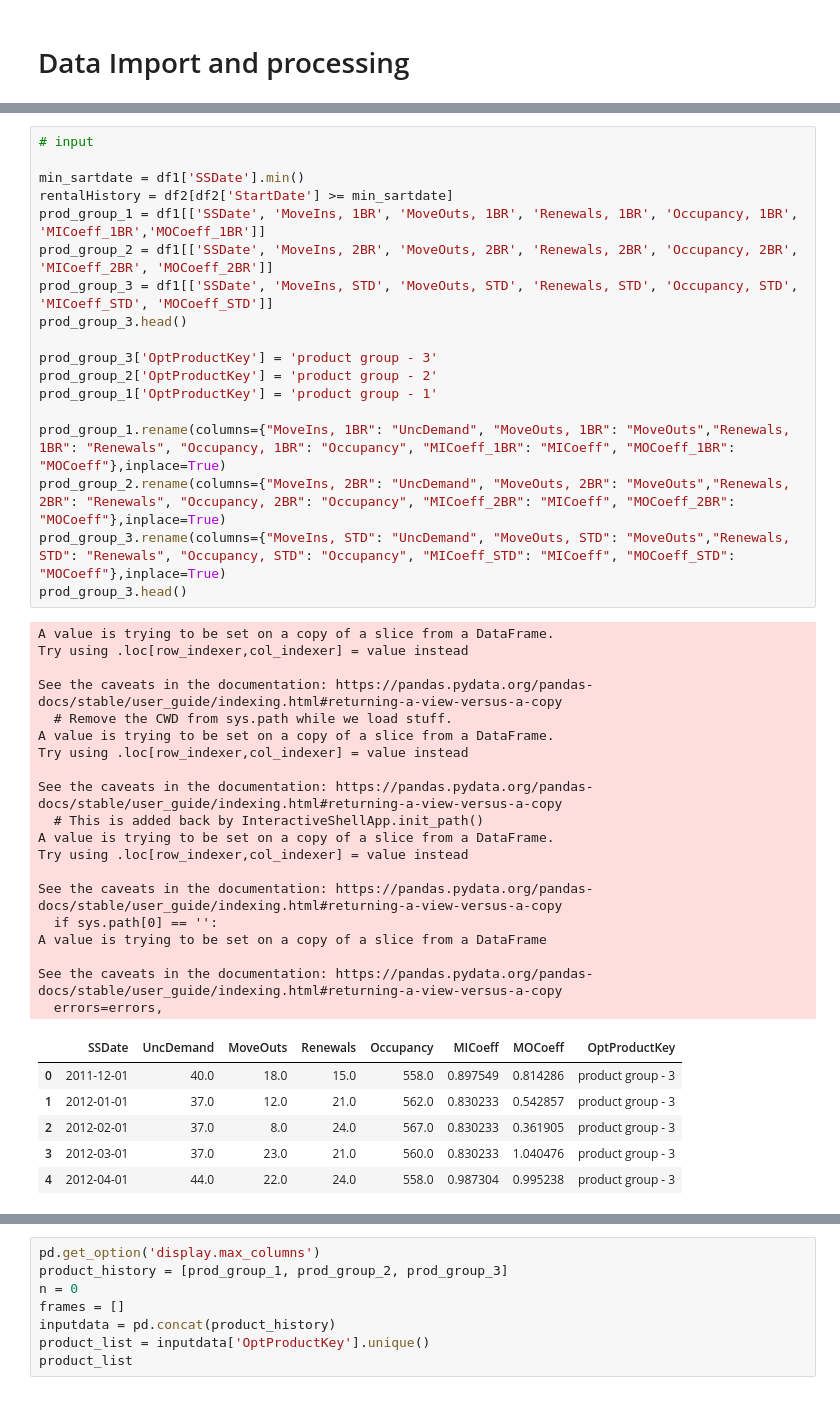
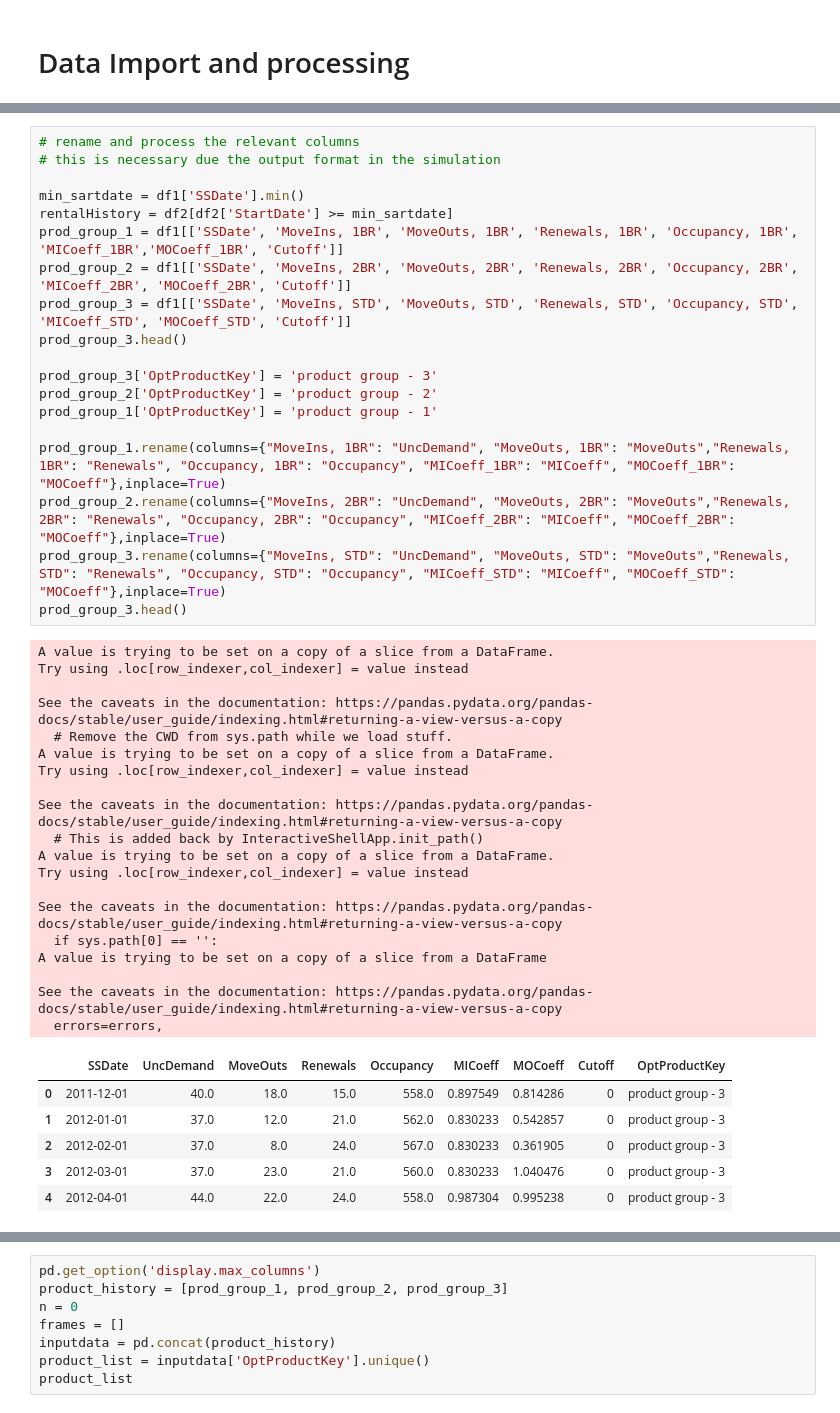
Before and after one commit to laliali20/Capstone, a Jupyter notebook: DSICapstone.ipynb, the cells around one changed output, grey strips where cells are left out. Drawn from its saved outputs; the diff is of its cells as text.

```diff
--- a/DSICapstone.ipynb
+++ b/DSICapstone.ipynb
@@ -52,46 +40,47 @@ df2.head()
 # %%
-# input
+# rename and process the relevant columns
+# this is necessary due the output format in the simulation
 
 min_sartdate = df1['SSDate'].min()
 rentalHistory = df2[df2['StartDate'] >= min_sartdate]
-prod_group_1 = df1[['SSDate', 'MoveIns, 1BR', 'MoveOuts, 1BR', 'Renewals, 1BR', 'Occupancy, 1BR', 'MICoeff_1BR','MOCoeff_1BR']]
-prod_group_2 = df1[['SSDate', 'MoveIns, 2BR', 'MoveOuts, 2BR', 'Renewals, 2BR', 'Occupancy, 2BR', 'MICoeff_2BR', 'MOCoeff_2BR']]
-prod_group_3 = df1[['SSDate', 'MoveIns, STD', 'MoveOuts, STD', 'Renewals, STD', 'Occupancy, STD', 'MICoeff_STD', 'MOCoeff_STD']]
+prod_group_1 = df1[['SSDate', 'MoveIns, 1BR', 'MoveOuts, 1BR', 'Renewals, 1BR', 'Occupancy, 1BR', 'MICoeff_1BR','MOCoeff_1BR', 'Cutoff']]
+prod_group_2 = df1[['SSDate', 'MoveIns, 2BR', 'MoveOuts, 2BR', 'Renewals, 2BR', 'Occupancy, 2BR', 'MICoeff_2BR', 'MOCoeff_2BR', 'Cutoff']]
+prod_group_3 = df1[['SSDate', 'MoveIns, STD', 'MoveOuts, STD', 'Renewals, STD', 'Occupancy, STD', 'MICoeff_STD', 'MOCoeff_STD', 'Cutoff']]
 prod_group_3.head()
 
 prod_group_3['OptProductKey'] = 'product group - 3'
 prod_group_2['OptProductKey'] = 'product group - 2'
 prod_group_1['OptProductKey'] = 'product group - 1'
 
 prod_group_1.rename(columns={"MoveIns, 1BR": "UncDemand", "MoveOuts, 1BR": "MoveOuts","Renewals, 1BR": "Renewals", "Occupancy, 1BR": "Occupancy", "MICoeff_1BR": "MICoeff", "MOCoeff_1BR": "MOCoeff"},inplace=True)
 prod_group_2.rename(columns={"MoveIns, 2BR": "UncDemand", "MoveOuts, 2BR": "MoveOuts","Renewals, 2BR": "Renewals", "Occupancy, 2BR": "Occupancy", "MICoeff_2BR": "MICoeff", "MOCoeff_2BR": "MOCoeff"},inplace=True)
 prod_group_3.rename(columns={"MoveIns, STD": "UncDemand", "MoveOuts, STD": "MoveOuts","Renewals, STD": "Renewals", "Occupancy, STD": "Occupancy", "MICoeff_STD": "MICoeff", "MOCoeff_STD": "MOCoeff"},inplace=True)
 prod_group_3.head()
 # %% [output]
 A value is trying to be set on a copy of a slice from a DataFrame.
 Try using .loc[row_indexer,col_indexer] = value instead
 
 See the caveats in the documentation: https://pandas.pydata.org/pandas-docs/stable/user_guide/indexing.html#returning-a-view-versus-a-copy
   # Remove the CWD from sys.path while we load stuff.
 A value is trying to be set on a copy of a slice from a DataFrame.
 Try using .loc[row_indexer,col_indexer] = value instead
 
 See the caveats in the documentation: https://pandas.pydata.org/pandas-docs/stable/user_guide/indexing.html#returning-a-view-versus-a-copy
   # This is added back by InteractiveShellApp.init_path()
 A value is trying to be set on a copy of a slice from a DataFrame.
 Try using .loc[row_indexer,col_indexer] = value instead
 
 See the caveats in the documentation: https://pandas.pydata.org/pandas-docs/stable/user_guide/indexing.html#returning-a-view-versus-a-copy
   if sys.path[0] == '':
 A value is trying to be set on a copy of a slice from a DataFrame
 
 See the caveats in the documentation: https://pandas.pydata.org/pandas-docs/stable/user_guide/indexing.html#returning-a-view-versus-a-copy
   errors=errors,
-|  | SSDate | UncDemand | MoveOuts | Renewals | Occupancy | MICoeff | MOCoeff | OptProductKey |
-| 0 | 2011-12-01 | 40.0 | 18.0 | 15.0 | 558.0 | 0.897549 | 0.814286 | product group - 3 |
-| 1 | 2012-01-01 | 37.0 | 12.0 | 21.0 | 562.0 | 0.830233 | 0.542857 | product group - 3 |
-| 2 | 2012-02-01 | 37.0 | 8.0 | 24.0 | 567.0 | 0.830233 | 0.361905 | product group - 3 |
-| 3 | 2012-03-01 | 37.0 | 23.0 | 21.0 | 560.0 | 0.830233 | 1.040476 | product group - 3 |
-| 4 | 2012-04-01 | 44.0 | 22.0 | 24.0 | 558.0 | 0.987304 | 0.995238 | product group - 3 |
+|  | SSDate | UncDemand | MoveOuts | Renewals | Occupancy | MICoeff | MOCoeff | Cutoff | OptProductKey |
+| 0 | 2011-12-01 | 40.0 | 18.0 | 15.0 | 558.0 | 0.897549 | 0.814286 | 0 | product group - 3 |
+| 1 | 2012-01-01 | 37.0 | 12.0 | 21.0 | 562.0 | 0.830233 | 0.542857 | 0 | product group - 3 |
+| 2 | 2012-02-01 | 37.0 | 8.0 | 24.0 | 567.0 | 0.830233 | 0.361905 | 0 | product group - 3 |
+| 3 | 2012-03-01 | 37.0 | 23.0 | 21.0 | 560.0 | 0.830233 | 1.040476 | 0 | product group - 3 |
+| 4 | 2012-04-01 | 44.0 | 22.0 | 24.0 | 558.0 | 0.987304 | 0.995238 | 0 | product group - 3 |
 # %%
 prod_group_2.head()
```
Also changed, not shown: parts of 26 cells of this notebook.
